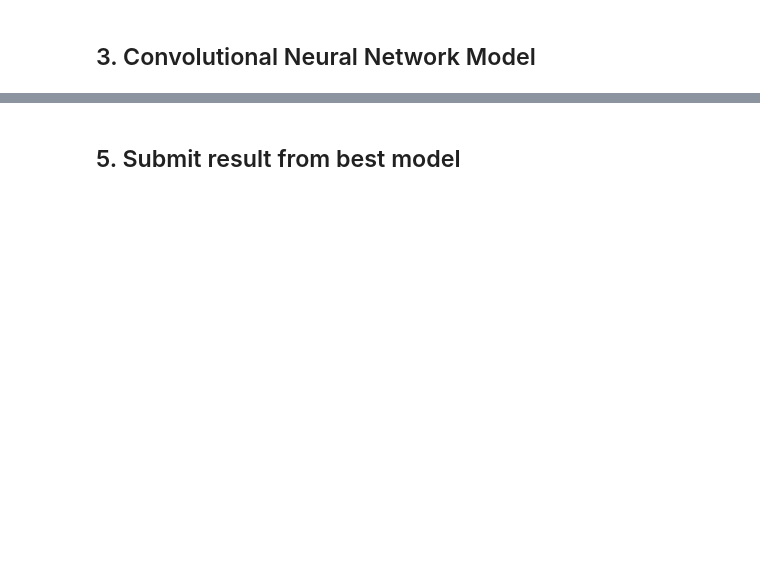
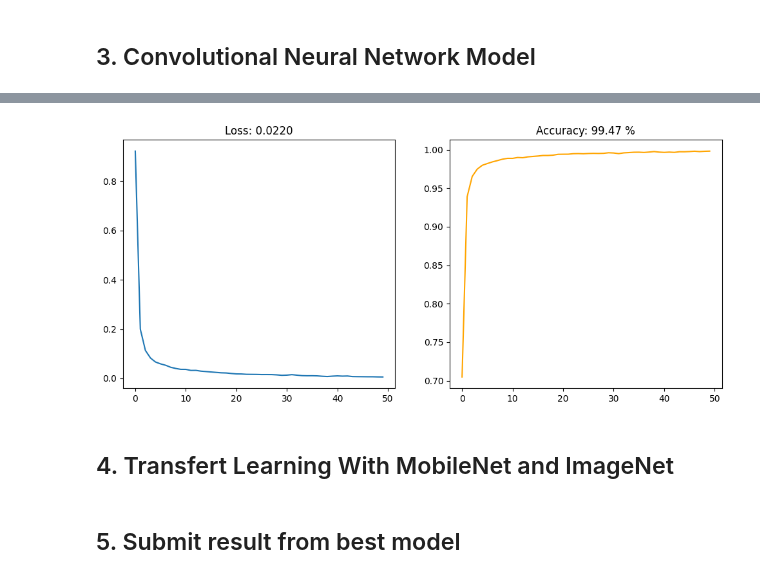
Before and after one commit to sitatec/ML-Computer-Vision-With-Tensorflow, a Jupyter notebook: handwritten-digit-recognizer.ipynb, the cells around one changed output, grey strips where cells are left out. Cells and saved outputs as stored; diff of their text form; code cells hidden in the pictures; blank space fills up the shorter version.

```diff
--- a/handwritten-digit-recognizer.ipynb
+++ b/handwritten-digit-recognizer.ipynb
@@ -222,0 +258,10 @@ plt.plot(metrics.history['loss'])
+# %%
+loss, accuracy = model.evaluate(X_val, y_val)
+
+_, (ax1, ax2) = plt.subplots(1,2,figsize=(12, 5))
+ax1.plot(metrics.history['loss'])
+ax1.set_title(f'Loss: {loss:.4f}')
+ax2.plot(metrics.history['accuracy'], c='orange')
+ax2.set_title(f'Accuracy: {accuracy * 100:.2f} %')
+plt.show()
+# %% [output]
@@ -223,3 +269,6 @@ plt.plot(metrics.history['loss'])
+[figure, added]
+# %% [markdown]
+## 4. Transfert Learning With MobileNet and ImageNet <a id="mobilenet"></a>
 # %% [markdown]
 ## 5. Submit result from best model  <a id="submit"></a>
 # %%
```
Also changed, not shown: parts of 13 cells of this notebook.
